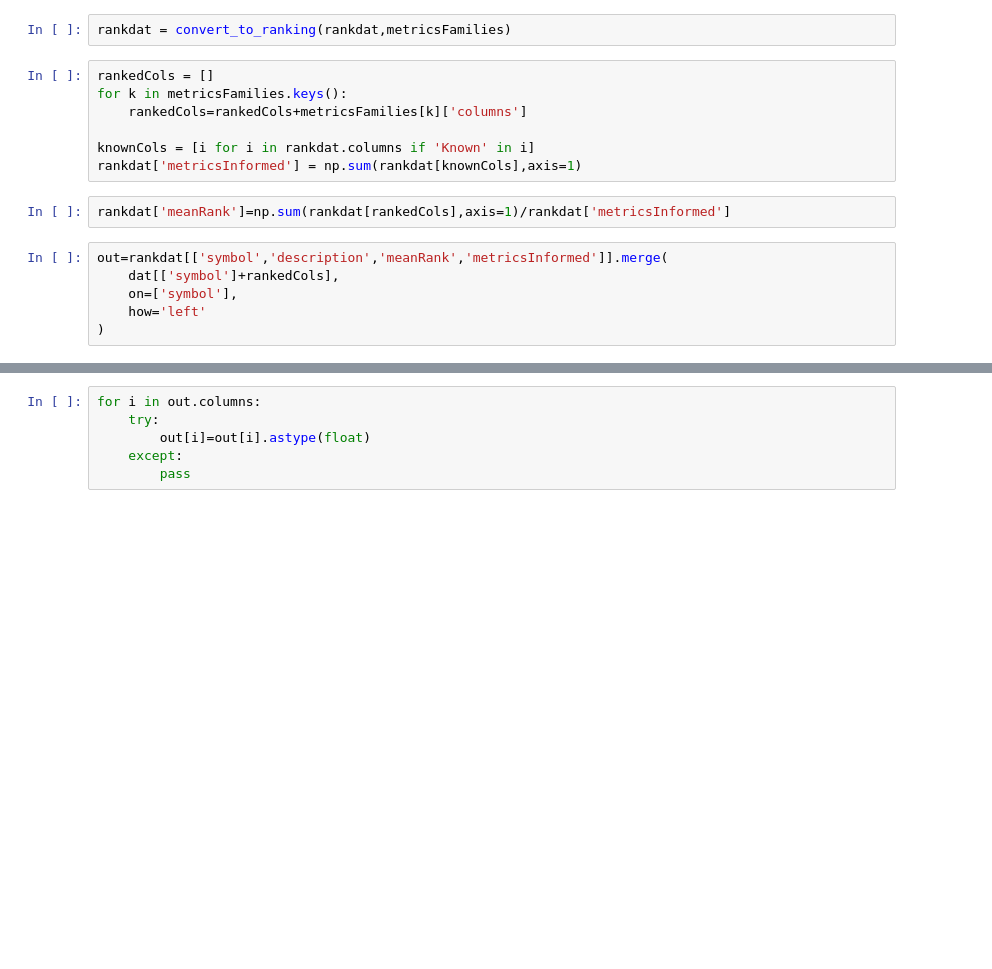
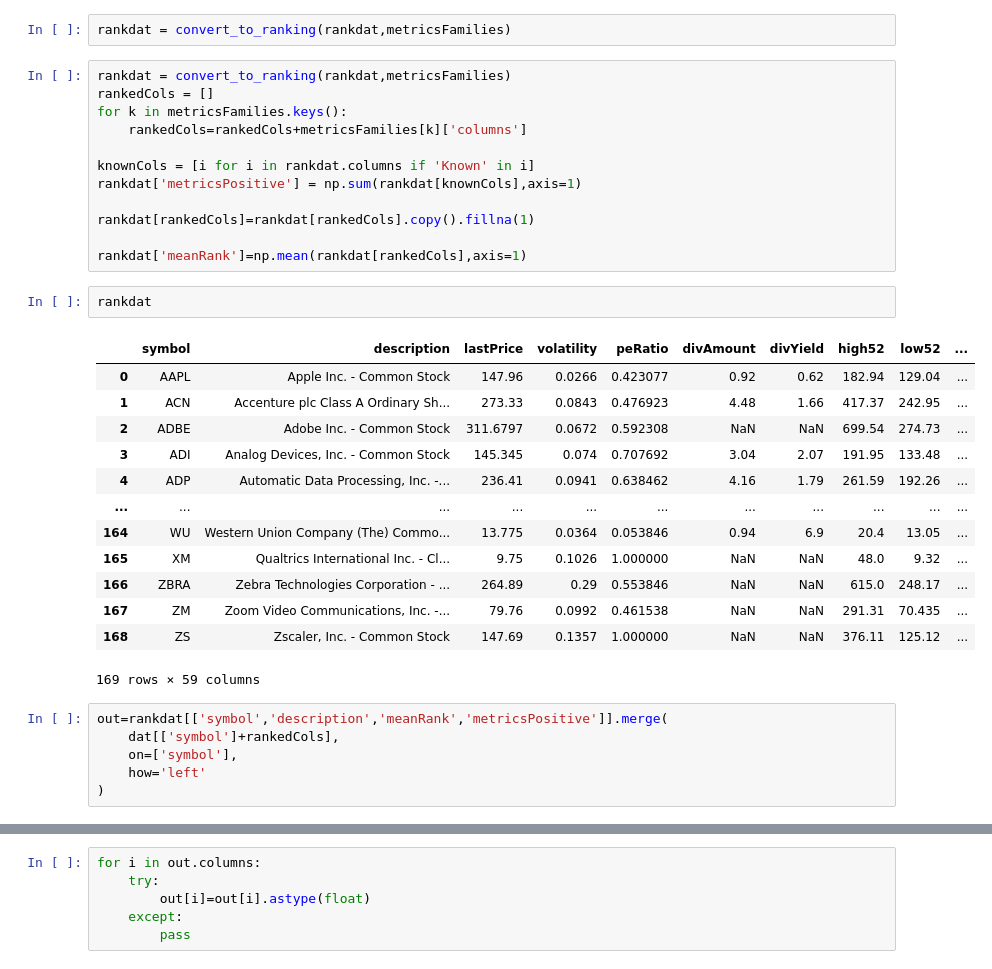
Before and after one commit to JLivingston01/python_research, a Jupyter notebook: scripts/stocks/fundamental_analysis.ipynb, the cells around one changed output, grey strips where cells are left out. Drawn from its saved outputs; the diff is of its cells as text; blank space fills up the shorter version.

```diff
--- a/scripts/stocks/fundamental_analysis.ipynb
+++ b/scripts/stocks/fundamental_analysis.ipynb
@@ -164,16 +142,35 @@ def convert_to_ranking(rankdat: pd.DataFrame,
 # %%
 rankdat = convert_to_ranking(rankdat,metricsFamilies)
 # %%
+rankdat = convert_to_ranking(rankdat,metricsFamilies)
 rankedCols = []
 for k in metricsFamilies.keys():
     rankedCols=rankedCols+metricsFamilies[k]['columns']
 
 knownCols = [i for i in rankdat.columns if 'Known' in i]
-rankdat['metricsInformed'] = np.sum(rankdat[knownCols],axis=1)
+rankdat['metricsPositive'] = np.sum(rankdat[knownCols],axis=1)
+
+rankdat[rankedCols]=rankdat[rankedCols].copy().fillna(1)
+
+rankdat['meanRank']=np.mean(rankdat[rankedCols],axis=1)
-# %%
-rankdat['meanRank']=np.sum(rankdat[rankedCols],axis=1)/rankdat['metricsInformed']
+# %%
+rankdat
+# %% [output]
+|  | symbol | description | lastPrice | volatility | peRatio | divAmount | divYield | high52 | low52 | ... |
+| 0 | AAPL | Apple Inc. - Common Stock | 147.96 | 0.0266 | 0.423077 | 0.92 | 0.62 | 182.94 | 129.04 | ... |
+| 1 | ACN | Accenture plc Class A Ordinary Sh... | 273.33 | 0.0843 | 0.476923 | 4.48 | 1.66 | 417.37 | 242.95 | ... |
+| 2 | ADBE | Adobe Inc. - Common Stock | 311.6797 | 0.0672 | 0.592308 | NaN | NaN | 699.54 | 274.73 | ... |
+| 3 | ADI | Analog Devices, Inc. - Common Stock | 145.345 | 0.074 | 0.707692 | 3.04 | 2.07 | 191.95 | 133.48 | ... |
+| 4 | ADP | Automatic Data Processing, Inc. -... | 236.41 | 0.0941 | 0.638462 | 4.16 | 1.79 | 261.59 | 192.26 | ... |
+| ... | ... | ... | ... | ... | ... | ... | ... | ... | ... | ... |
+| 164 | WU | Western Union Company (The) Commo... | 13.775 | 0.0364 | 0.053846 | 0.94 | 6.9 | 20.4 | 13.05 | ... |
+| 165 | XM | Qualtrics International Inc. - Cl... | 9.75 | 0.1026 | 1.000000 | NaN | NaN | 48.0 | 9.32 | ... |
+| 166 | ZBRA | Zebra Technologies Corporation - ... | 264.89 | 0.29 | 0.553846 | NaN | NaN | 615.0 | 248.17 | ... |
+| 167 | ZM | Zoom Video Communications, Inc. -... | 79.76 | 0.0992 | 0.461538 | NaN | NaN | 291.31 | 70.435 | ... |
+| 168 | ZS | Zscaler, Inc. - Common Stock | 147.69 | 0.1357 | 1.000000 | NaN | NaN | 376.11 | 125.12 | ... |
+169 rows × 59 columns
 # %%
-out=rankdat[['symbol','description','meanRank','metricsInformed']].merge(
+out=rankdat[['symbol','description','meanRank','metricsPositive']].merge(
     dat[['symbol']+rankedCols],
     on=['symbol'],
     how='left'
```
Also changed, not shown: parts of 7 cells of this notebook, 2 other files.
